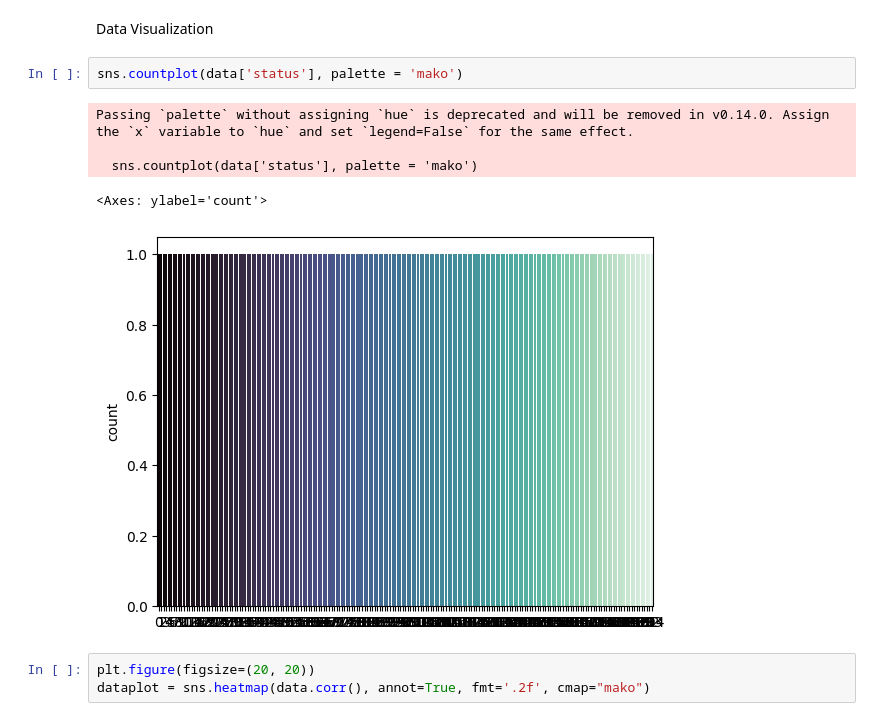
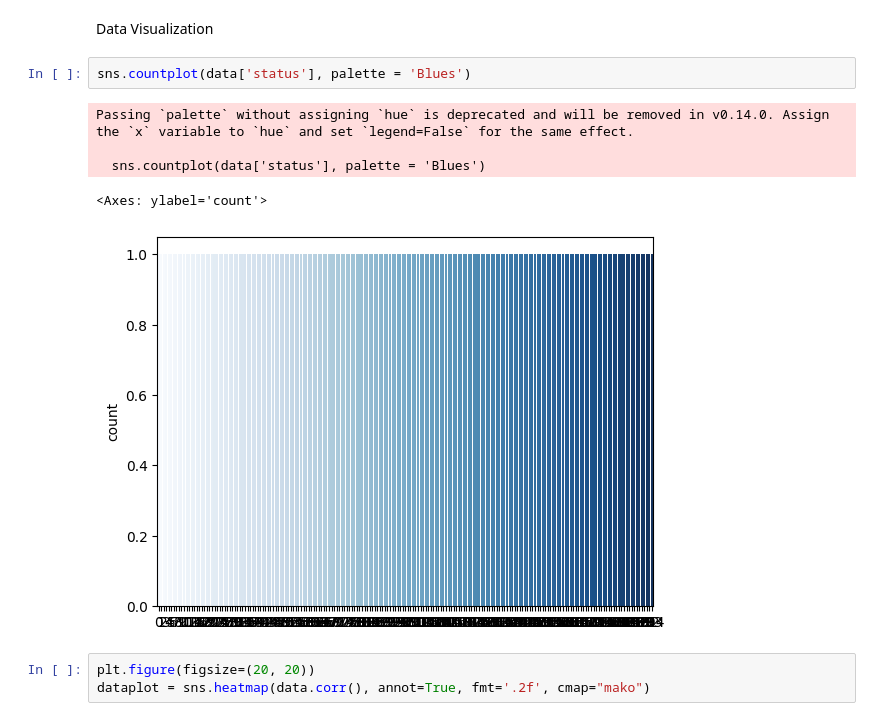
Before and after one commit to AnushreeHazra/Anushree, a Jupyter notebook: Parkinson's_Disease_Detection.ipynb, the cells around one changed output. Saved outputs shown, nothing was run; the diff lists cells and outputs as text.

```diff
--- a/Parkinson's_Disease_Detection.ipynb
+++ b/Parkinson's_Disease_Detection.ipynb
@@ -146,13 +146,13 @@ plt.show()
 # %% [markdown]
 Data Visualization
 # %%
-sns.countplot(data['status'], palette = 'mako')
+sns.countplot(data['status'], palette = 'Blues')
 # %% [output]
 Passing `palette` without assigning `hue` is deprecated and will be removed in v0.14.0. Assign the `x` variable to `hue` and set `legend=False` for the same effect.
 
-  sns.countplot(data['status'], palette = 'mako')
+  sns.countplot(data['status'], palette = 'Blues')
 <Axes: ylabel='count'>
-[figure, old version]
+[figure, new version]
 # %%
 plt.figure(figsize=(20, 20))
 dataplot = sns.heatmap(data.corr(), annot=True, fmt='.2f', cmap="mako")
```
